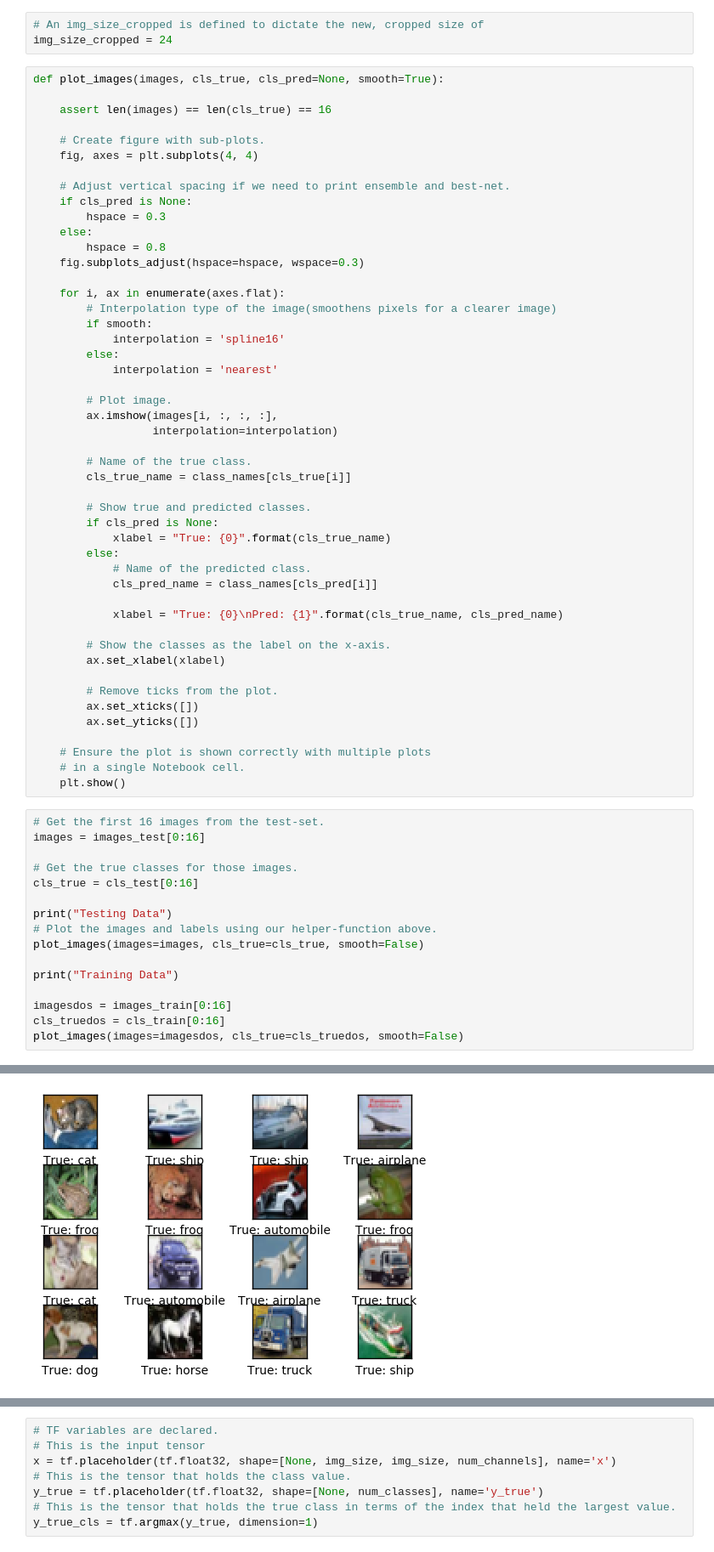
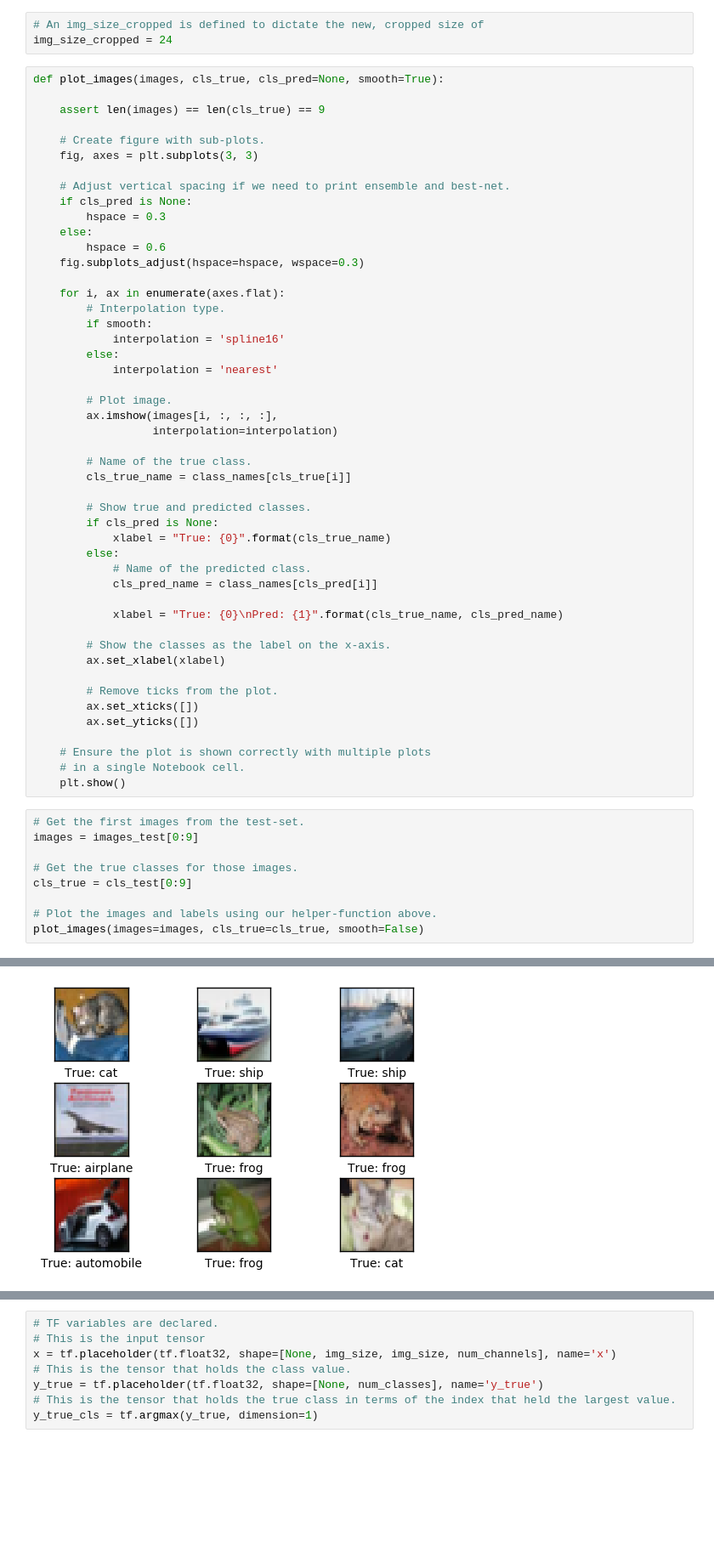
Before and after one commit to crikeli/Weekly-Neural-Nets, a Jupyter notebook: cifar-10-visualiztion.ipynb, the cells around one changed output, grey strips where cells are left out. Shown at 85% size. Saved outputs shown, nothing was run; the diff lists cells and outputs as text; blank space fills up the shorter version.

```diff
--- a/cifar-10-visualiztion.ipynb
+++ b/cifar-10-visualiztion.ipynb
@@ -70,20 +65,20 @@ img_size_cropped = 24
 # %%
 def plot_images(images, cls_true, cls_pred=None, smooth=True):
 
-    assert len(images) == len(cls_true) == 16
+    assert len(images) == len(cls_true) == 9
 
     # Create figure with sub-plots.
-    fig, axes = plt.subplots(4, 4)
+    fig, axes = plt.subplots(3, 3)
 
     # Adjust vertical spacing if we need to print ensemble and best-net.
     if cls_pred is None:
         hspace = 0.3
     else:
-        hspace = 0.8
+        hspace = 0.6
     fig.subplots_adjust(hspace=hspace, wspace=0.3)
 
     for i, ax in enumerate(axes.flat):
-        # Interpolation type of the image(smoothens pixels for a clearer image)
+        # Interpolation type.
         if smooth:
             interpolation = 'spline16'
         else:
@@ -116,19 +111,12 @@ def plot_images(images, cls_true, cls_pred=None, smooth=True):
     # in a single Notebook cell.
     plt.show()
 # %%
-# Get the first 16 images from the test-set.
-images = images_test[0:16]
+# Get the first images from the test-set.
+images = images_test[0:9]
 
 # Get the true classes for those images.
-cls_true = cls_test[0:16]
+cls_true = cls_test[0:9]
 
-print("Testing Data")
 # Plot the images and labels using our helper-function above.
 plot_images(images=images, cls_true=cls_true, smooth=False)
-
-print("Training Data")
-
-imagesdos = images_train[0:16]
-cls_truedos = cls_train[0:16]
-plot_images(images=imagesdos, cls_true=cls_truedos, smooth=False)
 # %% [output]
@@ -136 +123 @@ Testing Data
-[figure, old version]
+[figure, new version]
```
Also changed, not shown: parts of 11 cells of this notebook.
